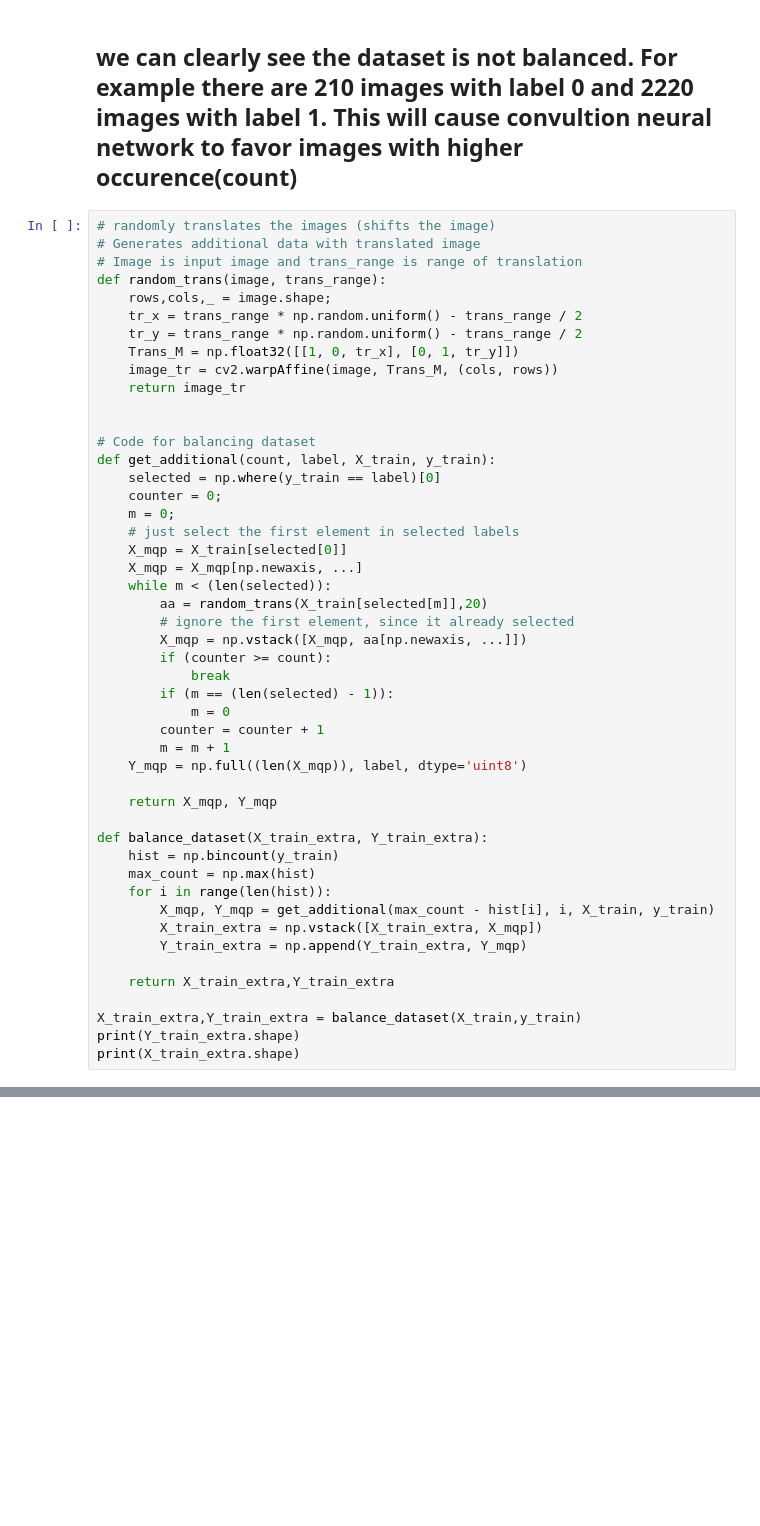
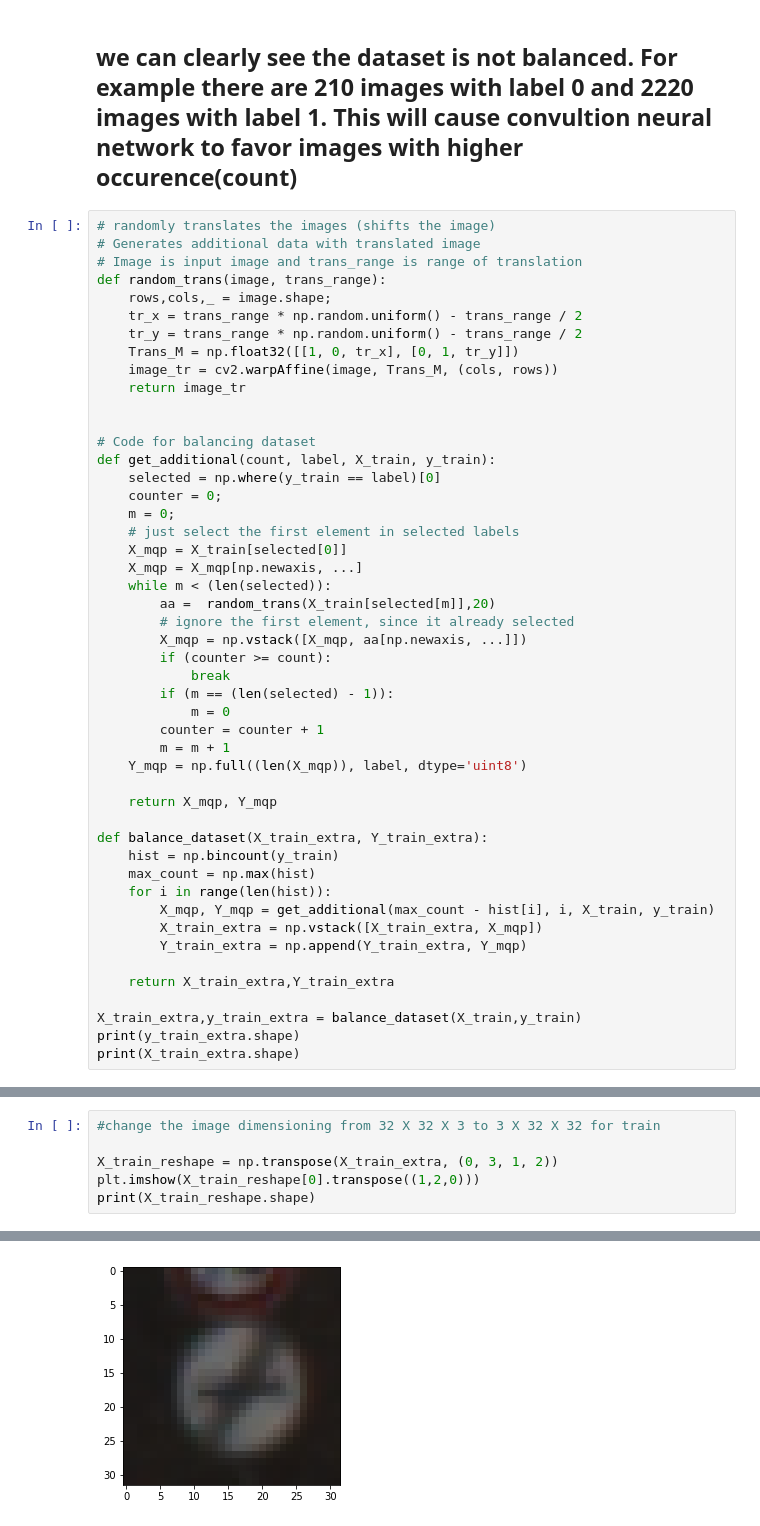
Before and after one commit to sookinoby/mxnet-ccn-samples, a Jupyter notebook: Cnn-mxnet.ipynb, the cells around one changed output, grey strips where cells are left out. Drawn from its saved outputs; the diff is of its cells as text; blank space fills up the shorter version.

```diff
--- a/Cnn-mxnet.ipynb
+++ b/Cnn-mxnet.ipynb
@@ -164,7 +175,7 @@ def get_additional(count, label, X_train, y_train):
     X_mqp = X_train[selected[0]]
     X_mqp = X_mqp[np.newaxis, ...]
     while m < (len(selected)):
-        aa = random_trans(X_train[selected[m]],20)
+        aa =  random_trans(X_train[selected[m]],20)
         # ignore the first element, since it already selected
         X_mqp = np.vstack([X_mqp, aa[np.newaxis, ...]])
         if (counter >= count):
@@ -187,7 +198,7 @@ def balance_dataset(X_train_extra, Y_train_extra):
 
     return X_train_extra,Y_train_extra
 
-X_train_extra,Y_train_extra = balance_dataset(X_train,y_train)
-print(Y_train_extra.shape)
+X_train_extra,y_train_extra = balance_dataset(X_train,y_train)
+print(y_train_extra.shape)
 print(X_train_extra.shape)
 # %% [output]
@@ -214,0 +217,7 @@ ValueError: Found input variables with inconsistent numbers of samples: [96836,
+# %%
+#change the image dimensioning from 32 X 32 X 3 to 3 X 32 X 32 for train
+
+X_train_reshape = np.transpose(X_train_extra, (0, 3, 1, 2))
+plt.imshow(X_train_reshape[0].transpose((1,2,0)))
+print(X_train_reshape.shape)
+# %% [output]
@@ -214,0 +225 @@ ValueError: Found input variables with inconsistent numbers of samples: [96836,
+[figure, added]
```
Also changed, not shown: parts of 26 cells of this notebook, 6 other files.
